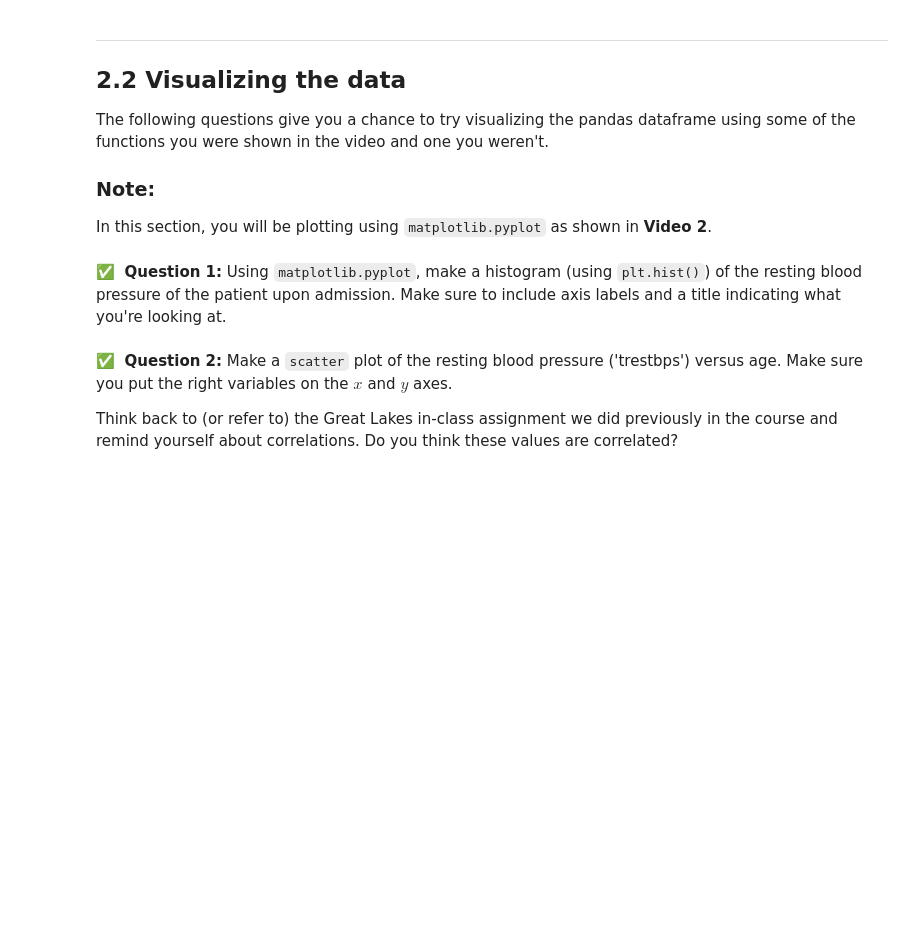
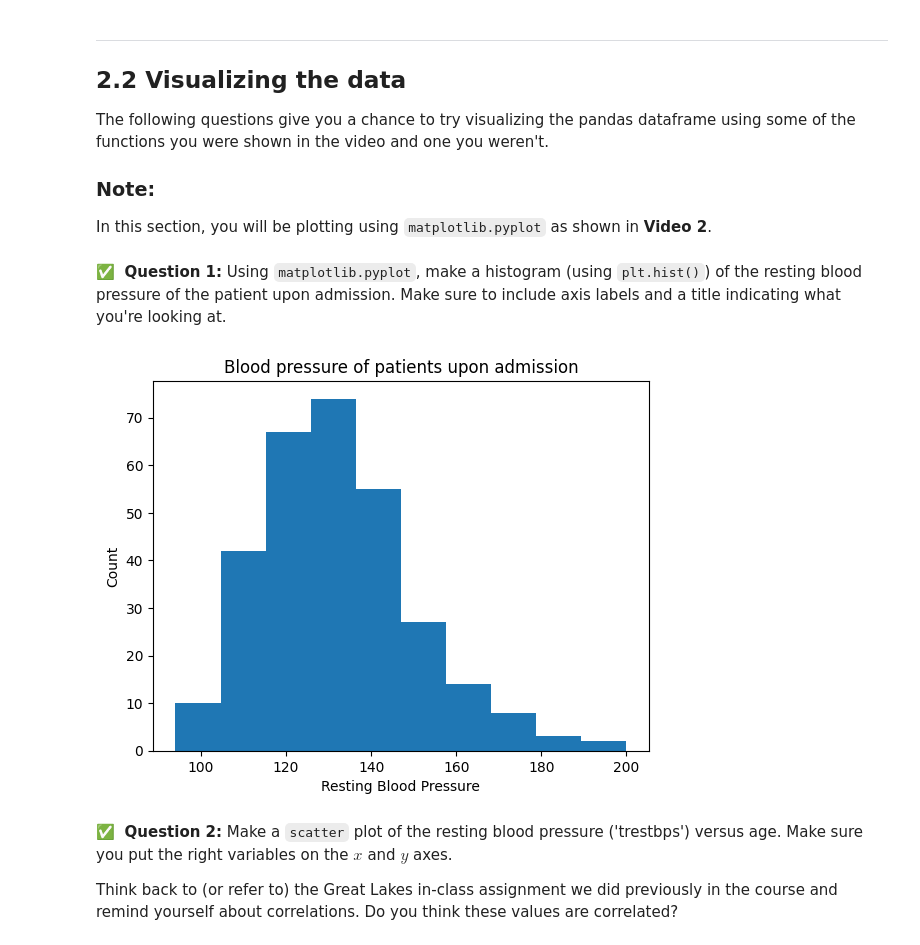
Before and after one commit to andrew-koren/cautious-adventure, a Jupyter notebook: my shit/cmse/Day-10_Pre-Class_Pandas-STUDENT.ipynb, the cells around one changed output. Cells and saved outputs as stored; diff of their text form; code cells hidden in the pictures; blank space fills up the shorter version.

```diff
--- a/my shit/cmse/Day-10_Pre-Class_Pandas-STUDENT.ipynb
+++ b/my shit/cmse/Day-10_Pre-Class_Pandas-STUDENT.ipynb
@@ -200,3 +214,13 @@ In this section, you will be plotting using `matplotlib.pyplot` as shown in **Vi
+# %%
+# Put your code here
+
+plt.hist(heart_disease_data['trestbps'])
+plt.xlabel('Resting Blood Pressure')
+plt.ylabel('Count')
+plt.title('Blood pressure of patients upon admission')
+plt.show()
+# %% [output]
+[figure, added]
 # %% [markdown]
 &#9989;&nbsp; **Question 2:**  Make a `scatter` plot of the resting blood pressure ('trestbps') versus age. Make sure you put the right variables on the $x$ and $y$ axes.
 
```
Also changed, not shown: parts of 12 cells of this notebook, 4 other files.
